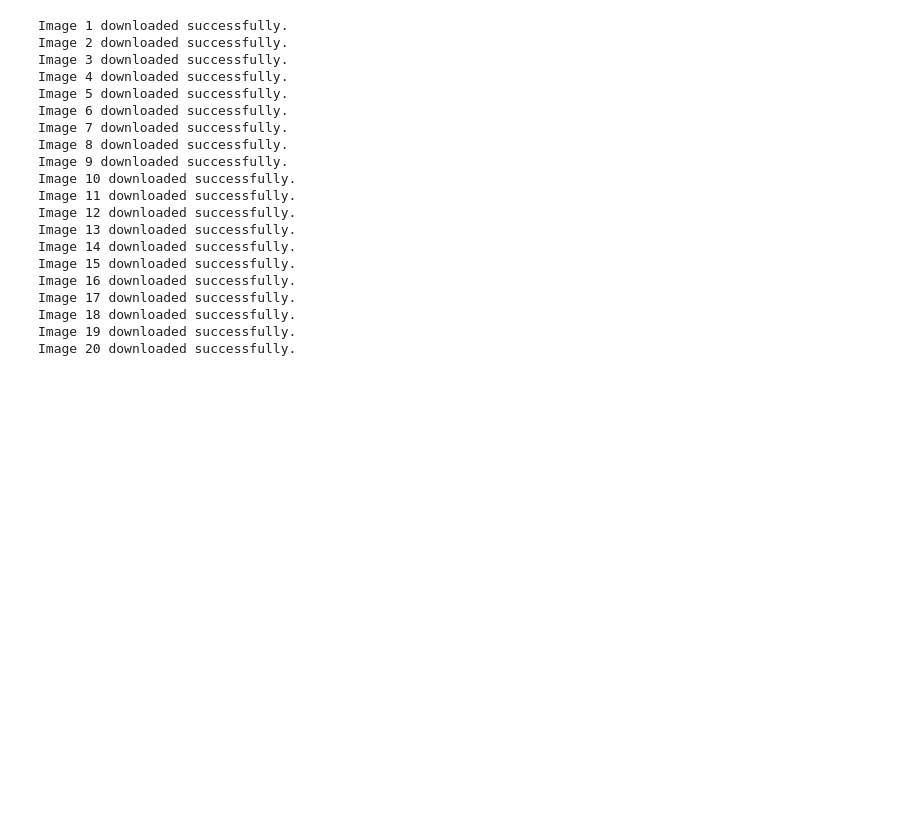
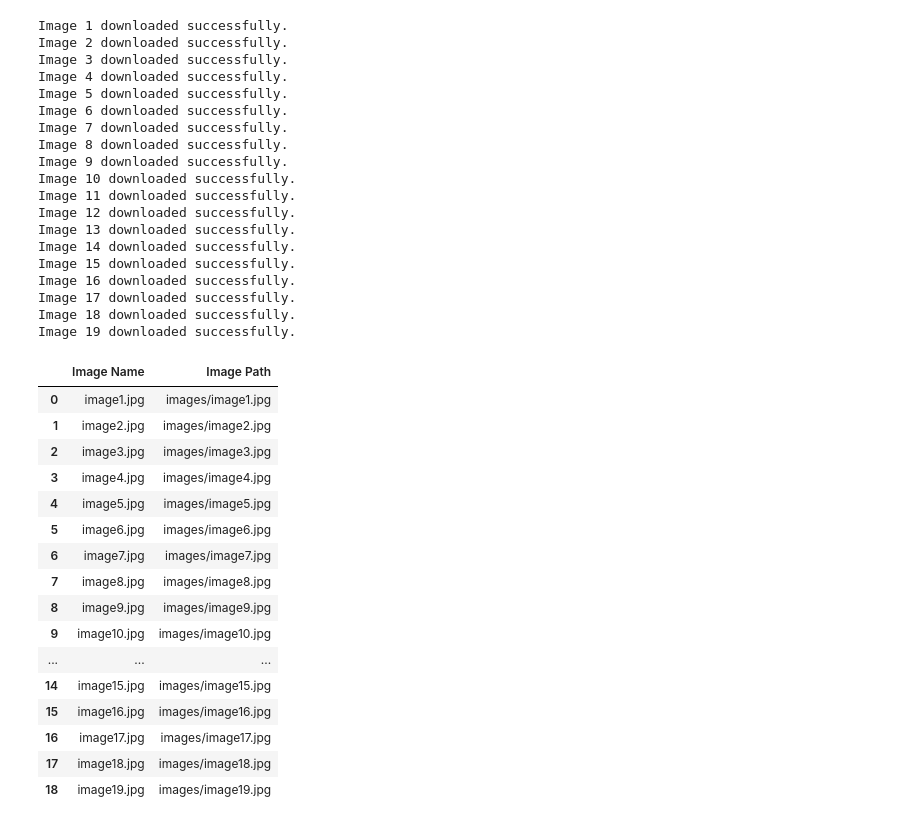
Before and after one commit to rhythmbhavsar/Photo-Scrapper, a Jupyter notebook: Scrapper.ipynb, the cells around one changed output. Cells and saved outputs as stored; diff of their text form; code cells hidden in the pictures; blank space fills up the shorter version.

```diff
--- a/Scrapper.ipynb
+++ b/Scrapper.ipynb
@@ -38,7 +40,5 @@ https_links
 # %%
-import os
-import requests
-
+image_details = []
 
 if not os.path.exists('images'):
     os.makedirs('images')
@@ -47,13 +47,18 @@ for index, url in enumerate(https_links, start=1):
     try:
         response = requests.get(url)
         if response.status_code == 200:
-            with open(f'images/image{index}.jpg', 'wb') as file:
+            image_name = f'image{index}.jpg'
+            image_path = f'images/{image_name}'
+            with open(image_path, 'wb') as file:
                 file.write(response.content)
                 print(f"Image {index} downloaded successfully.")
+                image_details.append({'Image Name': image_name, 'Image Path': image_path})
         else:
             print(f"Failed to download Image {index}. Status code: {response.status_code}")
     except Exception as e:
         print(f"Error downloading Image {index}: {e}")
+
+df_images = pd.DataFrame(image_details)
 # %% [output]
 Image 1 downloaded successfully.
 Image 2 downloaded successfully.
@@ -74,4 +79,23 @@ Image 16 downloaded successfully.
 Image 17 downloaded successfully.
 Image 18 downloaded successfully.
 Image 19 downloaded successfully.
-Image 20 downloaded successfully.
+# %%
+df_images
+# %% [output]
+|  | Image Name | Image Path |
+| 0 | image1.jpg | images/image1.jpg |
+| 1 | image2.jpg | images/image2.jpg |
+| 2 | image3.jpg | images/image3.jpg |
+| 3 | image4.jpg | images/image4.jpg |
+| 4 | image5.jpg | images/image5.jpg |
+| 5 | image6.jpg | images/image6.jpg |
+| 6 | image7.jpg | images/image7.jpg |
+| 7 | image8.jpg | images/image8.jpg |
+| 8 | image9.jpg | images/image9.jpg |
+| 9 | image10.jpg | images/image10.jpg |
+| ... | ... | ... |
+| 14 | image15.jpg | images/image15.jpg |
+| 15 | image16.jpg | images/image16.jpg |
+| 16 | image17.jpg | images/image17.jpg |
+| 17 | image18.jpg | images/image18.jpg |
+| 18 | image19.jpg | images/image19.jpg |
```
Also changed, not shown: parts of 4 cells of this notebook, 20 other files.
